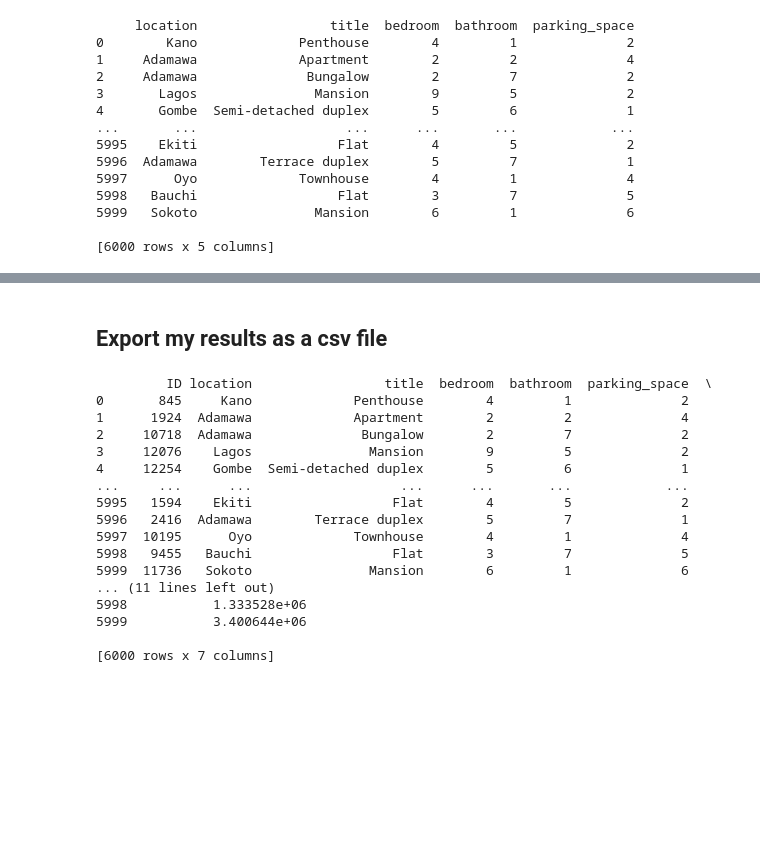
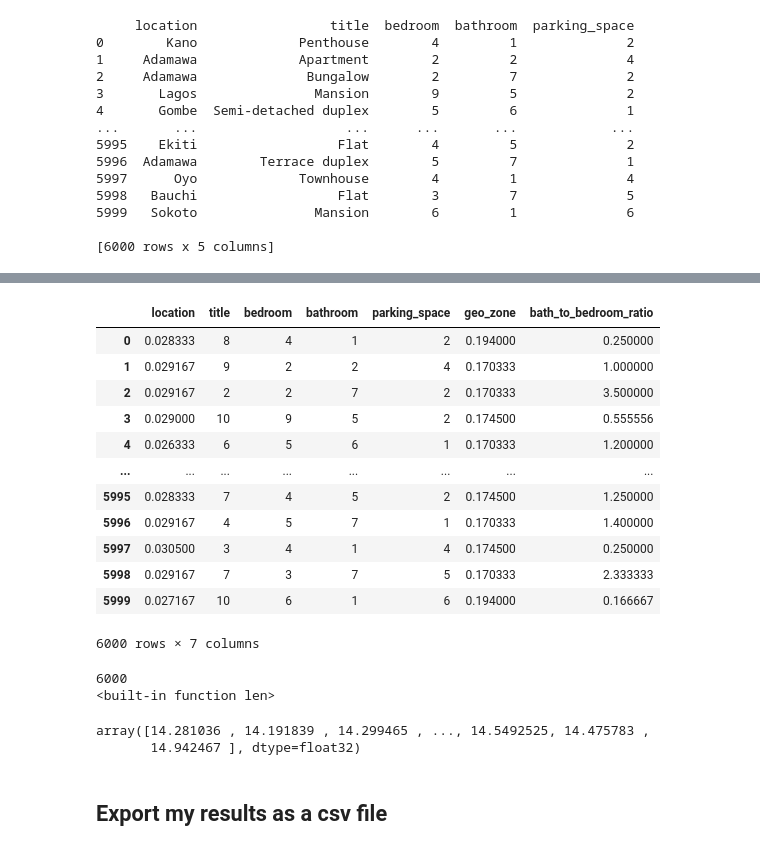
Before and after one commit to usmahm/DSN-AI-Bootcamp-2023-Qualification-Project-Submission, a Jupyter notebook: AI_Bootcamp_qualifier.ipynb, the cells around one changed output, grey strips where cells are left out. Cells and saved outputs as stored; diff of their text form; code cells hidden in the pictures; blank space fills up the shorter version.

```diff
--- a/AI_Bootcamp_qualifier.ipynb
+++ b/AI_Bootcamp_qualifier.ipynb
@@ -327,24 +416,0 @@ array([2301447. , 1002975.3, 1212105.1, ..., 1877226.9, 1333527.8,
-# %% [markdown]
-## Export my results as a csv file
-# %%
-predictions_df = pd.DataFrame(predictions, index=df_new.index, columns=['Predicted House Price'])
-df_with_predictions = pd.concat([df_new, predictions_df], axis=1)
-print(df_with_predictions)
-# %% [output]
-         ID location                 title  bedroom  bathroom  parking_space  \
-0       845     Kano             Penthouse        4         1              2
-1      1924  Adamawa             Apartment        2         2              4
-2     10718  Adamawa              Bungalow        2         7              2
-3     12076    Lagos               Mansion        9         5              2
-4     12254    Gombe  Semi-detached duplex        5         6              1
-...     ...      ...                   ...      ...       ...            ...
-5995   1594    Ekiti                  Flat        4         5              2
-5996   2416  Adamawa        Terrace duplex        5         7              1
-5997  10195      Oyo             Townhouse        4         1              4
-5998   9455   Bauchi                  Flat        3         7              5
-5999  11736   Sokoto               Mansion        6         1              6
-... (11 lines left out)
-5998           1.333528e+06
-5999           3.400644e+06
-
-[6000 rows x 7 columns]
@@ -352,0 +417,28 @@ df_with_predictions.to_csv('datasets/Results_for_Housing_dataset_test.csv', enco
+# %%
+X_new
+# %% [output]
+|  | location | title | bedroom | bathroom | parking_space | geo_zone | bath_to_bedroom_ratio |
+| 0 | 0.028333 | 8 | 4 | 1 | 2 | 0.194000 | 0.250000 |
+| 1 | 0.029167 | 9 | 2 | 2 | 4 | 0.170333 | 1.000000 |
+| 2 | 0.029167 | 2 | 2 | 7 | 2 | 0.170333 | 3.500000 |
+| 3 | 0.029000 | 10 | 9 | 5 | 2 | 0.174500 | 0.555556 |
+| 4 | 0.026333 | 6 | 5 | 6 | 1 | 0.170333 | 1.200000 |
+| ... | ... | ... | ... | ... | ... | ... | ... |
+| 5995 | 0.028333 | 7 | 4 | 5 | 2 | 0.174500 | 1.250000 |
+| 5996 | 0.029167 | 4 | 5 | 7 | 1 | 0.170333 | 1.400000 |
+| 5997 | 0.030500 | 3 | 4 | 1 | 4 | 0.174500 | 0.250000 |
+| 5998 | 0.029167 | 7 | 3 | 7 | 5 | 0.170333 | 2.333333 |
+| 5999 | 0.027167 | 10 | 6 | 1 | 6 | 0.194000 | 0.166667 |
+6000 rows × 7 columns
+# %%
+predictions = xgb_model.predict(X_new)
+print(len(predictions))
+print(len)
+predictions
+# %% [output]
+6000
+<built-in function len>
+array([14.281036 , 14.191839 , 14.299465 , ..., 14.5492525, 14.475783 ,
+       14.942467 ], dtype=float32)
+# %% [markdown]
+## Export my results as a csv file
```
Also changed, not shown: parts of 45 cells of this notebook, 3 other files.
